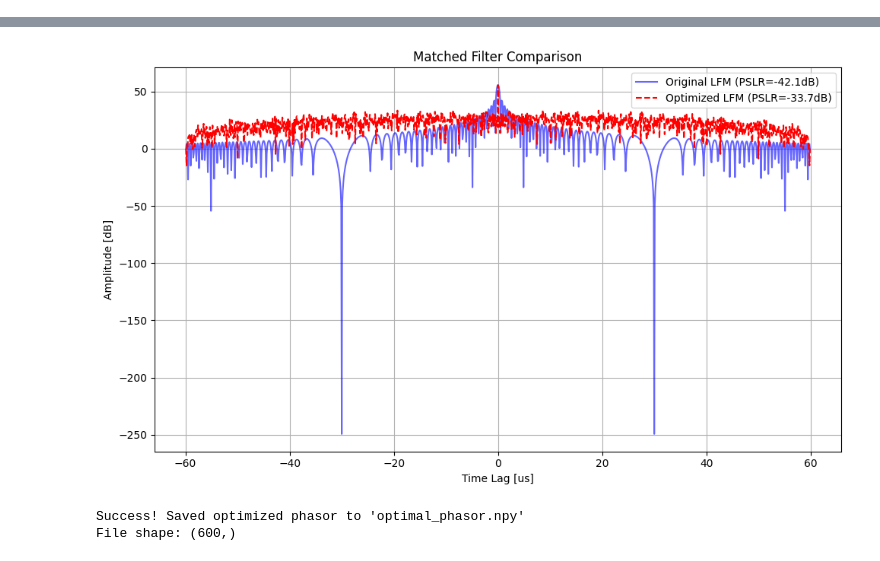
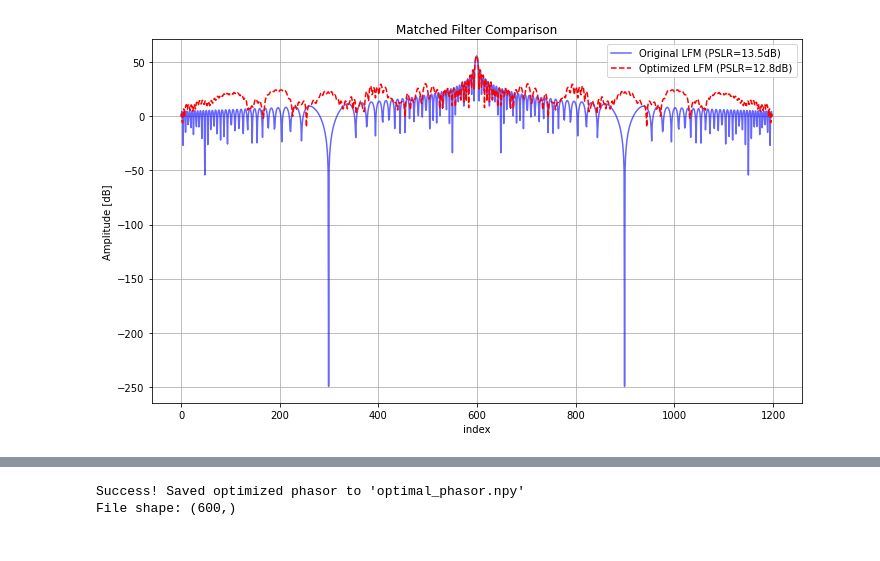
Before and after one commit to OriNik100/Spec_Null, a Jupyter notebook: non_linear_eq3.ipynb, the cells around one changed output, grey strips where cells are left out. Saved outputs shown, nothing was run; the diff lists cells and outputs as text; code cells hidden in the pictures.

Commit message:
extended getphi, tweaked PSLR and ISLR

```diff
--- a/non_linear_eq3.ipynb
+++ b/non_linear_eq3.ipynb
@@ -248,5 +275,5 @@ Freq 0.4 MHz: -173.75 dB
 # %%
-#4
+#4 - Matched Filter and PSLR Calculation
 with torch.no_grad():
     correction_phasor = torch.complex(torch.cos(phi), torch.sin(phi))
     s_best_time_domain = s_base * correction_phasor
@@ -255,51 +282,79 @@ with torch.no_grad():
 
 def calculate_mf_and_pslr(signal):
 
     matched_filter = np.conj(signal[::-1])
 
     mf = np.convolve(signal, matched_filter, mode='full')
 
     mf_abs = np.abs(mf)
     mf_db = 20 * np.log10(mf_abs + 1e-20)
 
+    # PSLR Calculation
     center_idx = len(mf_db) // 2
     main_lobe_width_seconds = 2 / B
     margin_samples = int((main_lobe_width_seconds / 2) * Fs)
 
     left_side = mf_db[:center_idx - margin_samples]
     right_side = mf_db[center_idx + margin_samples:]
 
     sidelobe_region = np.concatenate((left_side, right_side))
+    max_sidelobe = np.max(sidelobe_region)
+    max_mainlobe = np.max(mf_db)
 
-    max_sidelobe = np.max(sidelobe_region)
-    pslr = 0 - max_sidelobe
-    return mf_db, pslr
+    pslr = max_mainlobe - max_sidelobe
 
 
-mf_orig_db, pslr_orig = calculate_mf_and_pslr(s_base_np)
-mf_new_db, pslr_new = calculate_mf_and_pslr(s_best_np)
+    # ISLR calculation
+    n_main = np.arange(len(mf_db[center_idx - margin_samples : center_idx + margin_samples]))
+    n_left = np.arange(len(left_side))
+    n_right = np.arange(len(right_side))
 
-print(f"--- Matched Filter Performance ---")
+    main_lobe_linear = mf_abs[center_idx - margin_samples : center_idx + margin_samples]
+    left_side_linear = mf_abs[:center_idx - margin_samples]
+    right_side_linear = mf_abs[center_idx + margin_samples:]
+
+    # discrete options:
+    # main_lobe_energy = np.sum(mf_db[center_idx - margin_samples : center_idx + margin_samples] ** 2)
+    # sidelobe_energy = np.sum(left_side ** 2) + np.sum(right_side ** 2)
+
+    main_lobe_energy = np.trapezoid(main_lobe_linear ** 2, x=n_main)
+    sidelobe_energy = np.trapezoid(left_side_linear ** 2, x=n_left) + np.trapezoid(right_side_linear ** 2, x=n_right)
+    islr = 10 * np.log10(sidelobe_energy / main_lobe_energy + 1e-40)
+
+
+    return mf_db, pslr, islr
+
+
+mf_orig_db, pslr_orig, islr_orig = calculate_mf_and_pslr(s_base_np)
+mf_new_db, pslr_new, islr_new = calculate_mf_and_pslr(s_best_np)
+
+plt.figure(figsize=(10, 6))
+plt.plot(mf_orig_db, label=f'Original LFM (PSLR={pslr_orig:.1f}dB)', color='blue', alpha=0.6)
+plt.plot(mf_new_db, label=f'Optimized LFM (PSLR={pslr_new:.1f}dB)', color='red', linestyle='--')
+
+plt.title("Matched Filter Comparison")
+plt.xlabel("index")
+plt.ylabel("Amplitude [dB]")
+plt.legend()
+plt.grid(True)
+plt.tight_layout()
+plt.show()
+
+print(f"--- PSLR Performence ---")
 print(f"Selected Model based on Minimum Total Loss")
 print(f"Original LFM PSLR:  {pslr_orig:.2f} dB")
 print(f"Optimized LFM PSLR: {pslr_new:.2f} dB")
 print(f"Degradation:        {pslr_orig - pslr_new:.2f} dB")
+print("Notice, PSLR should be as high as possible, so positive degradation is bad.\n")
 
 
-lags = np.arange(-len(s_base_np) + 1, len(s_base_np))
-time_lags = (lags / Fs) * 1e6
+print(f"--- ISLR Performance ---")
+print(f"Original LFM ISLR:  {islr_orig:.2f} dB")
+print(f"Optimized LFM ISLR: {islr_new:.2f} dB")
+print(f"Degradation:        {islr_orig - islr_new:.2f} dB")
+print("Notice, ISLR should be as small as possible, so negative degradation is bad.\n")
 
-plt.figure(figsize=(10, 6))
-plt.plot(time_lags, mf_orig_db, label=f'Original LFM (PSLR={pslr_orig:.1f}dB)', color='blue', alpha=0.6)
-plt.plot(time_lags, mf_new_db, label=f'Optimized LFM (PSLR={pslr_new:.1f}dB)', color='red', linestyle='--')
-
-plt.title("Matched Filter Comparison")
-plt.xlabel("Time Lag [us]")
-plt.ylabel("Amplitude [dB]")
-plt.legend()
-plt.grid(True)
-
-
-plt.tight_layout()
-plt.show()
+# lags = np.arange(-len(s_base_np) + 1, len(s_base_np))
+# time_lags = (lags / Fs) * 1e6
 # %% [output]
+[figure, new version]
@@ -311,4 +373,3 @@ Degradation:        -8.39 dB
-[figure, old version]
 # %%
 #5
 phi_numpy = best_phi.detach().cpu().numpy()
```
Also changed, not shown: parts of 9 cells of this notebook, 3 other files.
